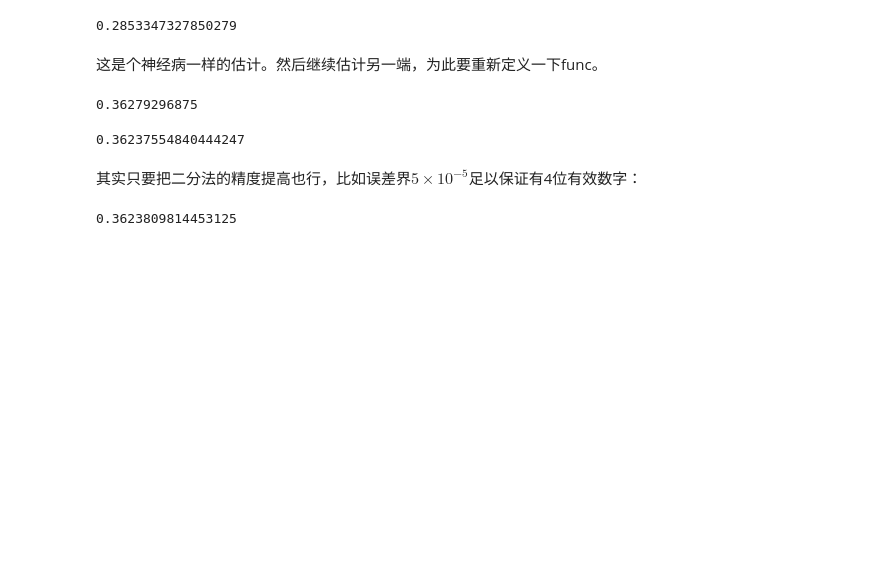
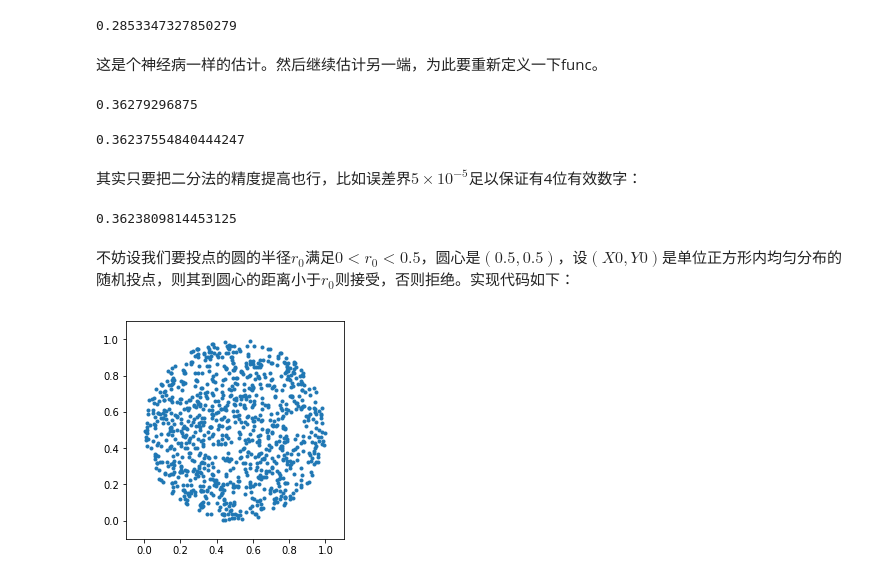
Before and after one commit to ChihaoZhang/CSLN, a Jupyter notebook: src/chap04.ipynb, the cells around one changed output. Saved outputs shown, nothing was run; the diff lists cells and outputs as text; code cells hidden in the pictures; blank space fills up the shorter version.

```diff
--- a/src/chap04.ipynb
+++ b/src/chap04.ipynb
@@ -491,3 +491,28 @@ z = bisection_root(S, n, delta, 0, 1, 5e-5, 1e-7)
 print(z)
 # %% [output]
 0.3623809814453125
+# %% [markdown]
+不妨设我们要投点的圆的半径$r_0$满足$0 < r_0 < 0.5$，圆心是$(0.5, 0.5)$，设$(X0, Y0)$是单位正方形内均匀分布的随机投点，则其到圆心的距离小于$r_0$则接受，否则拒绝。实现代码如下：
+# %%
+n = 1000
+X = np.zeros(n)
+Y = np.zeros(n)
+x0 = 0.5
+y0 = 0.5
+r = 0.5
+i = 0
+while (i < n):
+    X0 = np.random.rand()
+    Y0 = np.random.rand()
+    if ((X0 - x0)**2 + (Y0 - y0)**2 <= r**2):
+        X[i] = X0
+        Y[i] = Y0
+        i = i + 1
+plt.plot(X, Y,'.')
+plt.xlim(-0.1, 1.1)
+plt.ylim(-0.1, 1.1)
+#plt.axis("equal")
+axs = plt.gca()
+axs.set_aspect('equal', 'box')
+# %% [output]
+[figure, added]
```
Also changed, not shown: parts of 2 cells of this notebook, 5 other files.
